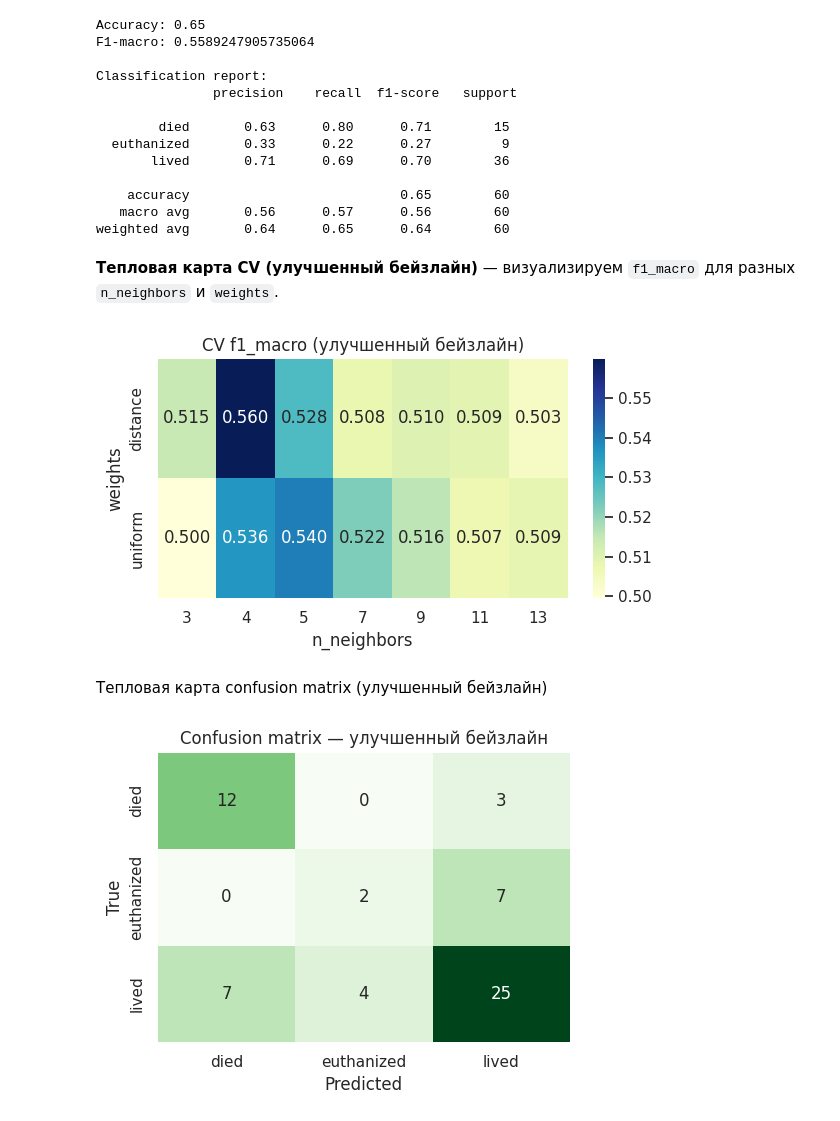
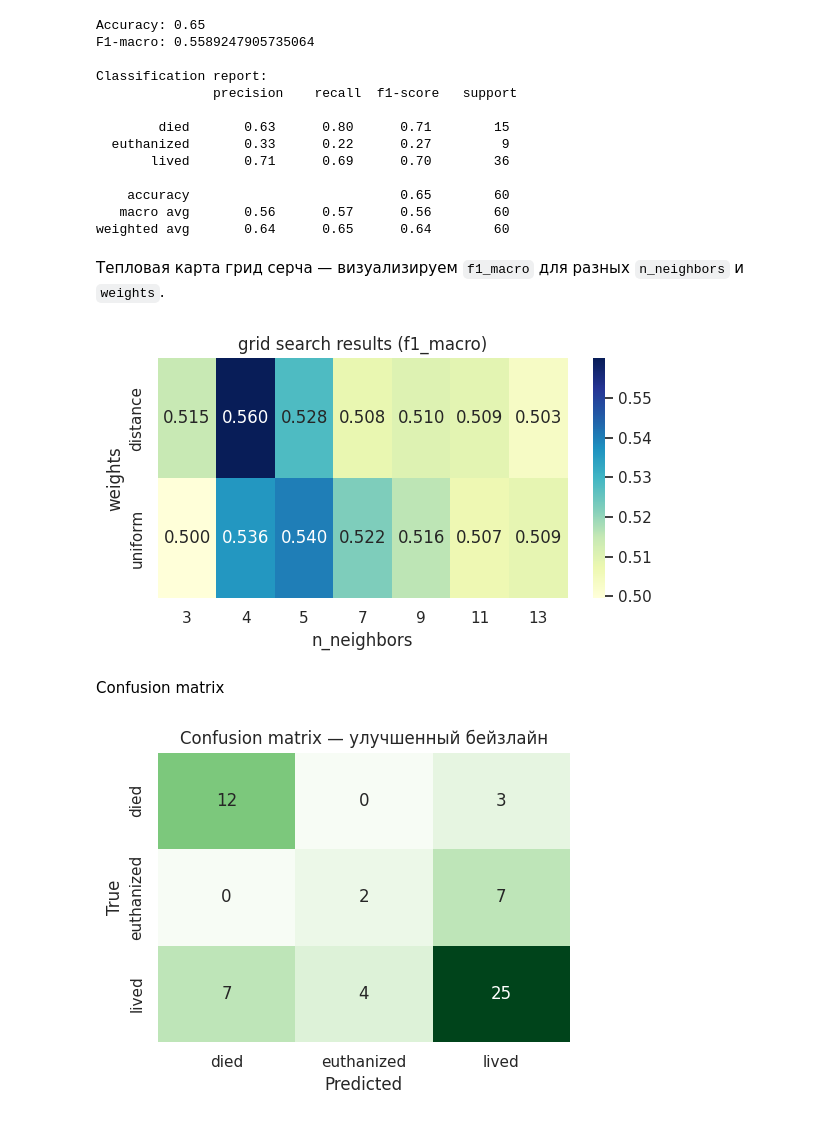
Before and after one commit to vitosotdihaet/mai-ml-frameworks, a Jupyter notebook: l1.ipynb, the cells around one changed output. Saved outputs shown, nothing was run; the diff lists cells and outputs as text; code cells hidden in the pictures.

```diff
--- a/l1.ipynb
+++ b/l1.ipynb
@@ -329,25 +333,25 @@ Classification report:
    macro avg       0.56      0.57      0.56        60
 weighted avg       0.64      0.65      0.64        60
 # %% [markdown]
-**Тепловая карта CV (улучшенный бейзлайн)** — визуализируем `f1_macro` для разных `n_neighbors` и `weights`.
+Тепловая карта грид серча — визуализируем `f1_macro` для разных `n_neighbors` и `weights`.
 # %%
 cv_res_imp = pd.DataFrame(gs_imp.cv_results_)
 pivot_imp = cv_res_imp.pivot_table(
     index="param_clf__weights",
     columns="param_clf__n_neighbors",
     values="mean_test_score",
 )
 fig, ax = plt.subplots(figsize=(6, 3.5))
 sns.heatmap(pivot_imp, annot=True, fmt=".3f", cmap="YlGnBu", ax=ax)
-ax.set_title("CV f1_macro (улучшенный бейзлайн)")
+ax.set_title("grid search results (f1_macro)")
 ax.set_xlabel("n_neighbors")
 ax.set_ylabel("weights")
 plt.tight_layout()
 plt.show()
 # %% [output]
-[figure, old version]
+[figure, new version]
 # %% [markdown]
-Тепловая карта confusion matrix (улучшенный бейзлайн)
+Confusion matrix
 # %%
 best_model_imp_cm = gs_imp.best_estimator_
 y_pred_imp_cm = best_model_imp_cm.predict(X_test_imp)
```
Also changed, not shown: parts of 58 cells of this notebook.
